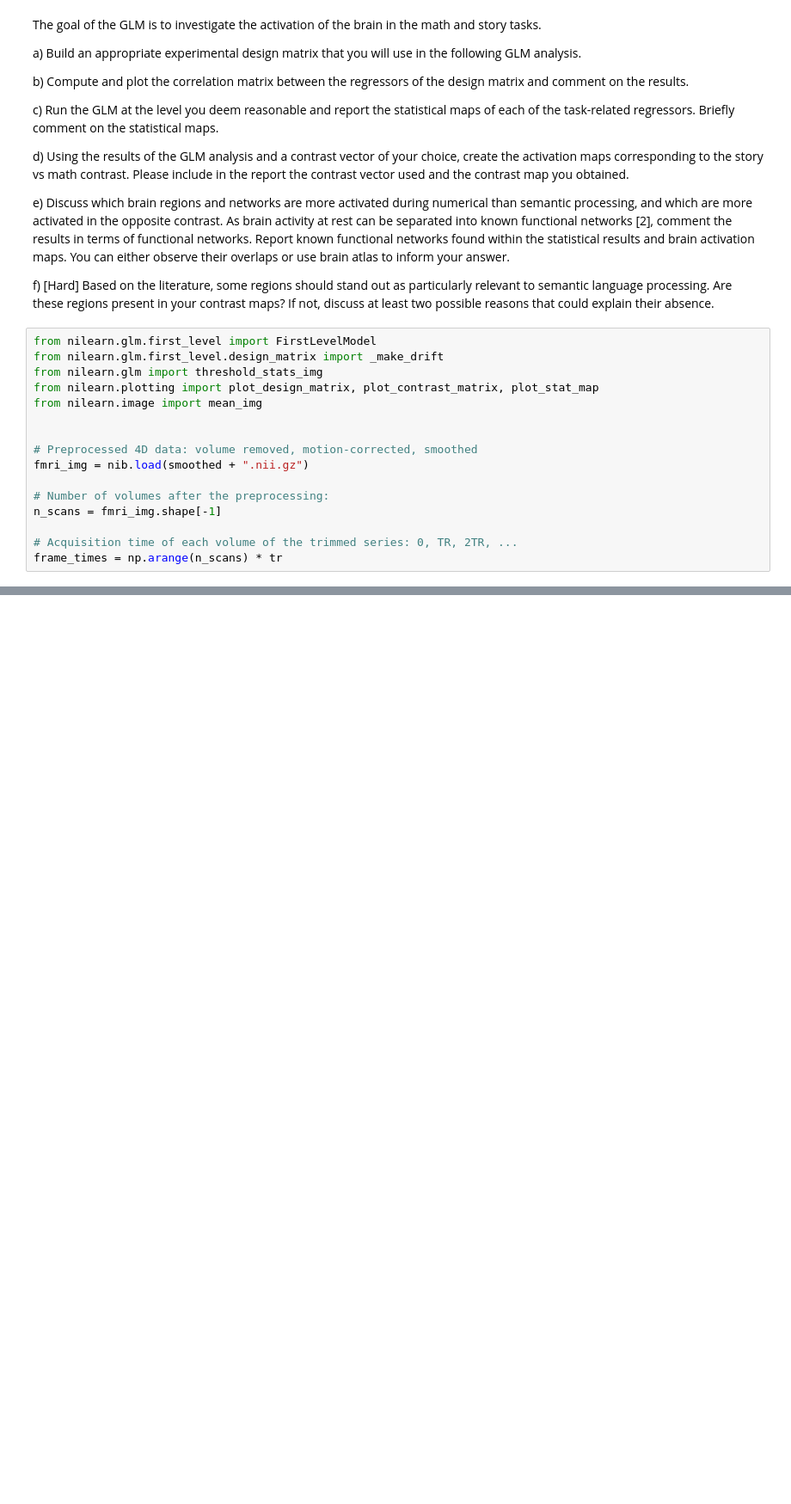
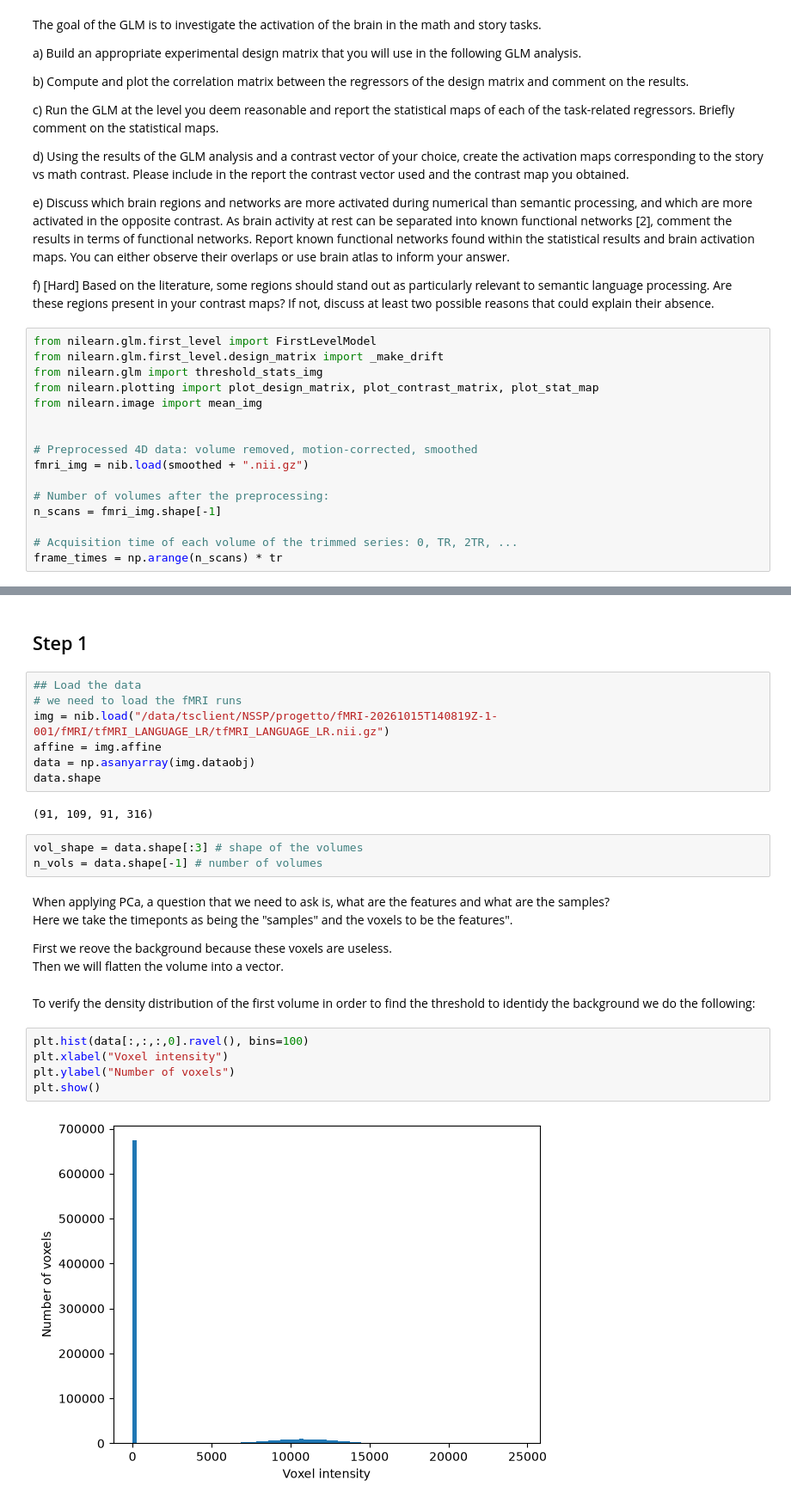
Before and after one commit to riccardobonagura/NSSP_project_1, a Jupyter notebook: GroupAI_code.ipynb, the cells around one changed output, grey strips where cells are left out. Shown at 86% size. Saved outputs shown, nothing was run; the diff lists cells and outputs as text; blank space fills up the shorter version.

```diff
--- a/GroupAI_code.ipynb
+++ b/GroupAI_code.ipynb
@@ -793,0 +834,29 @@ frame_times = np.arange(n_scans) * tr
+# %% [markdown]
+## Step 1
+# %%
+## Load the data
+# we need to load the fMRI runs
+img = nib.load("/data/tsclient/NSSP/progetto/fMRI-20261015T140819Z-1-001/fMRI/tfMRI_LANGUAGE_LR/tfMRI_LANGUAGE_LR.nii.gz")
+affine = img.affine
+data = np.asanyarray(img.dataobj)
+data.shape
+# %% [output]
+(91, 109, 91, 316)
+# %%
+vol_shape = data.shape[:3] # shape of the volumes
+n_vols = data.shape[-1] # number of volumes
+# %% [markdown]
+When applying PCa, a question that we need to ask is, what are the features and what are the samples?
+Here we take the timeponts as being the "samples" and the voxels to be the features".
+
+First we reove the background because these voxels are useless.
+Then we will flatten the volume into a vector.
+# %% [markdown]
+To verify the density distribution of the first volume in order to find the threshold to identidy the background we do the following:
+# %%
+plt.hist(data[:,:,:,0].ravel(), bins=100)
+plt.xlabel("Voxel intensity")
+plt.ylabel("Number of voxels")
+plt.show()
+# %% [output]
+[figure, added]
```
Also changed, not shown: parts of 58 cells of this notebook.
